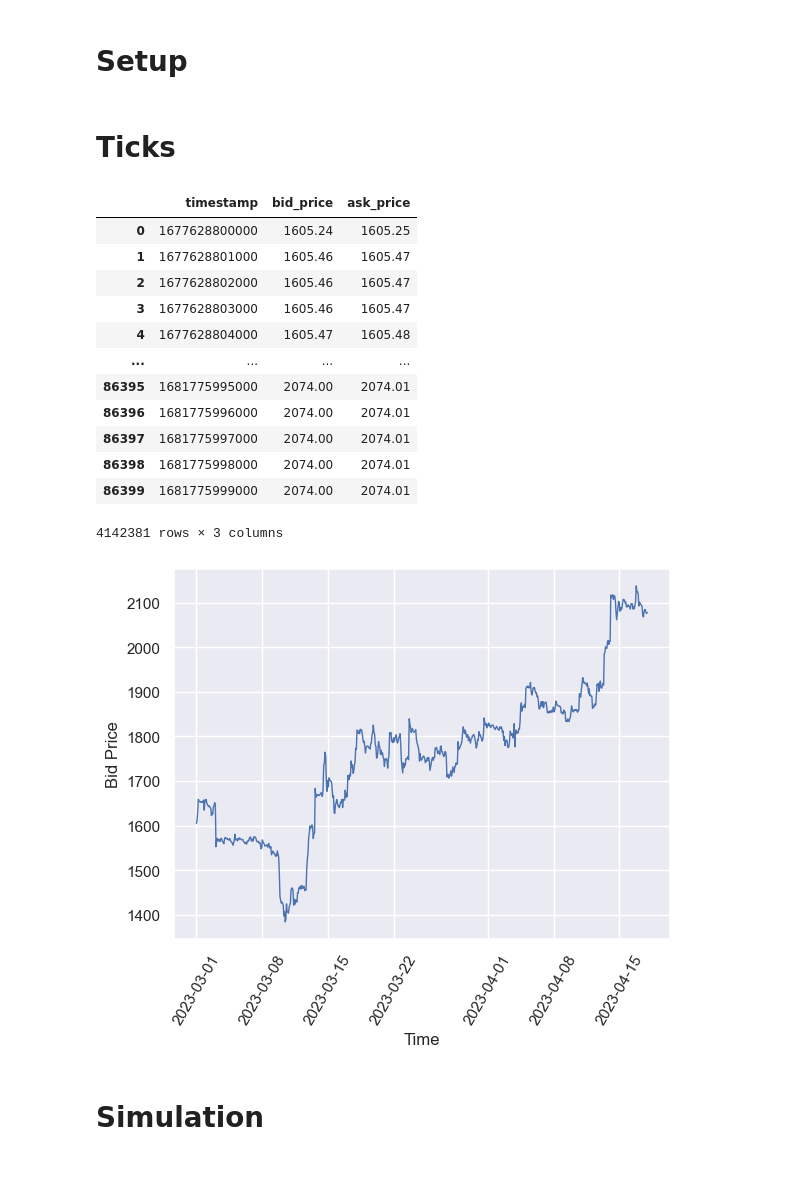
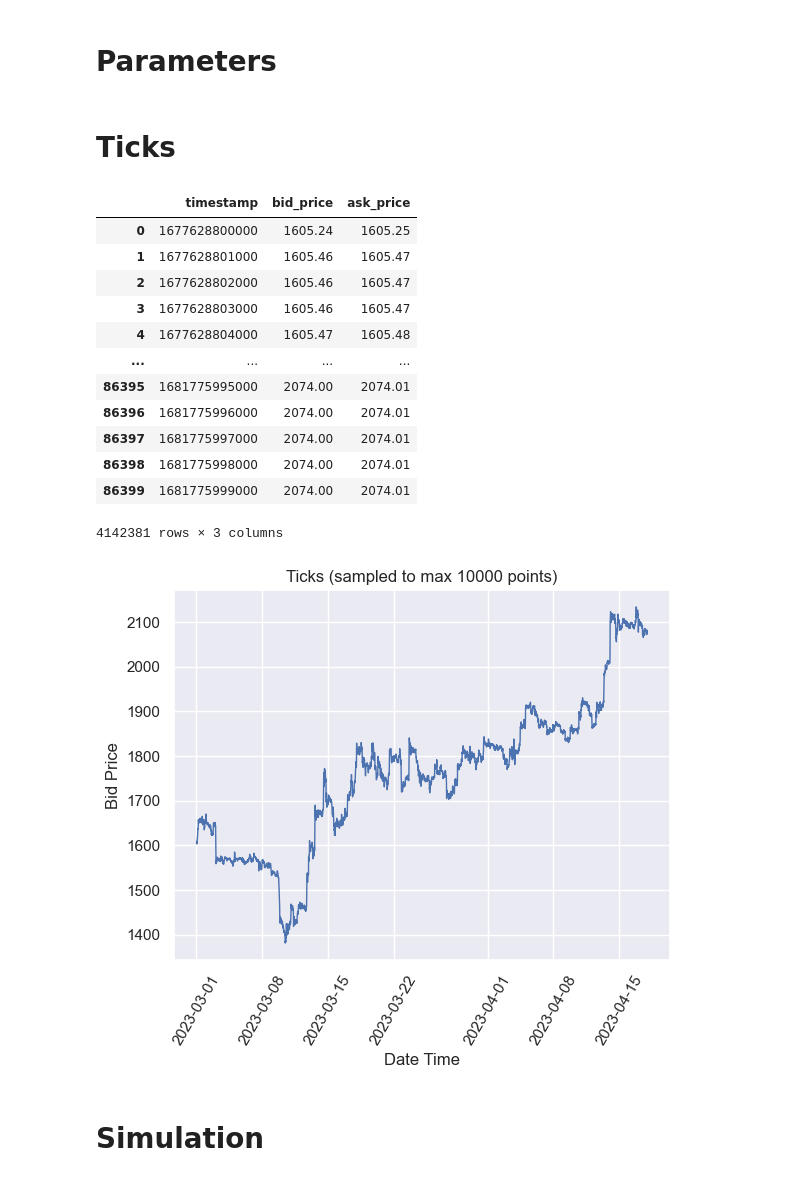
Before and after one commit to yoda31217/to-the-moon, a Jupyter notebook: ttm-analytics/src/analytics/analytics_2.ipynb, the cells around one changed output. Saved outputs shown, nothing was run; the diff lists cells and outputs as text; code cells hidden in the pictures.

Commit message:
analytics 2 charts improved

```diff
--- a/ttm-analytics/src/analytics/analytics_2.ipynb
+++ b/ttm-analytics/src/analytics/analytics_2.ipynb
@@ -14,5 +14,5 @@ Wall time: 13.3 ms
 # %% [markdown]
-# Setup
+# Parameters
 # %%
 symbol = 'ETHUSDT'
 symbol_k_lines_interval = '1s'
@@ -23,30 +23,29 @@ price_step_ratio = 0.001
 # %%
 from binance.binance_k_line_loader import load_binance_k_lines
 from binance.binance_tick_loader import load_binance_ticks
 from chart.ttm_chart import draw_line_chart
 
 k_lines = load_binance_k_lines(f"../../../ttm-data/{symbol}-{symbol_k_lines_interval}-*.csv")
 
 ticks = load_binance_ticks(k_lines, symbol_ask_bid_price_difference)
 
-sampled_ticks = ticks.iloc[::6000, :]
-draw_line_chart(sampled_ticks.timestamp, sampled_ticks.bid_price, name='Bid Price')
+draw_line_chart(ticks, 'timestamp', 'bid_price', 'Bid Price', 'Ticks')
 ticks
 # %% [output]
 |  | timestamp | bid_price | ask_price |
 | 0 | 1677628800000 | 1605.24 | 1605.25 |
 | 1 | 1677628801000 | 1605.46 | 1605.47 |
 | 2 | 1677628802000 | 1605.46 | 1605.47 |
 | 3 | 1677628803000 | 1605.46 | 1605.47 |
 | 4 | 1677628804000 | 1605.47 | 1605.48 |
 | ... | ... | ... | ... |
 | 86395 | 1681775995000 | 2074.00 | 2074.01 |
 | 86396 | 1681775996000 | 2074.00 | 2074.01 |
 | 86397 | 1681775997000 | 2074.00 | 2074.01 |
 | 86398 | 1681775998000 | 2074.00 | 2074.01 |
 | 86399 | 1681775999000 | 2074.00 | 2074.01 |
 4142381 rows × 3 columns
-[figure, old version]
+[figure, new version]
 # %% [markdown]
 # Simulation
 # %%
```
Also changed, not shown: parts of 3 cells of this notebook, 1 other file.
